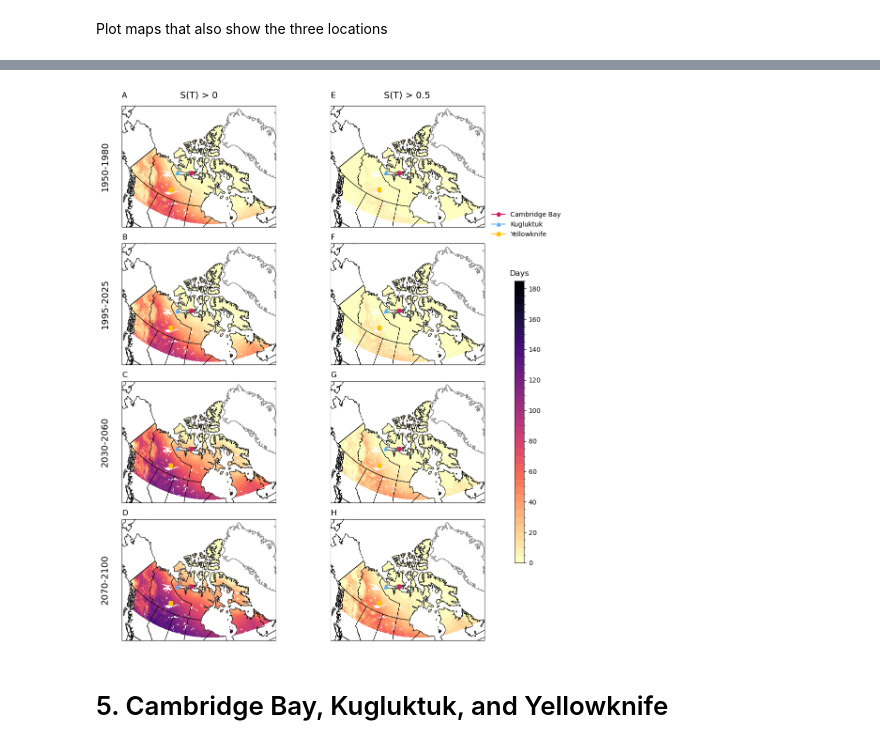
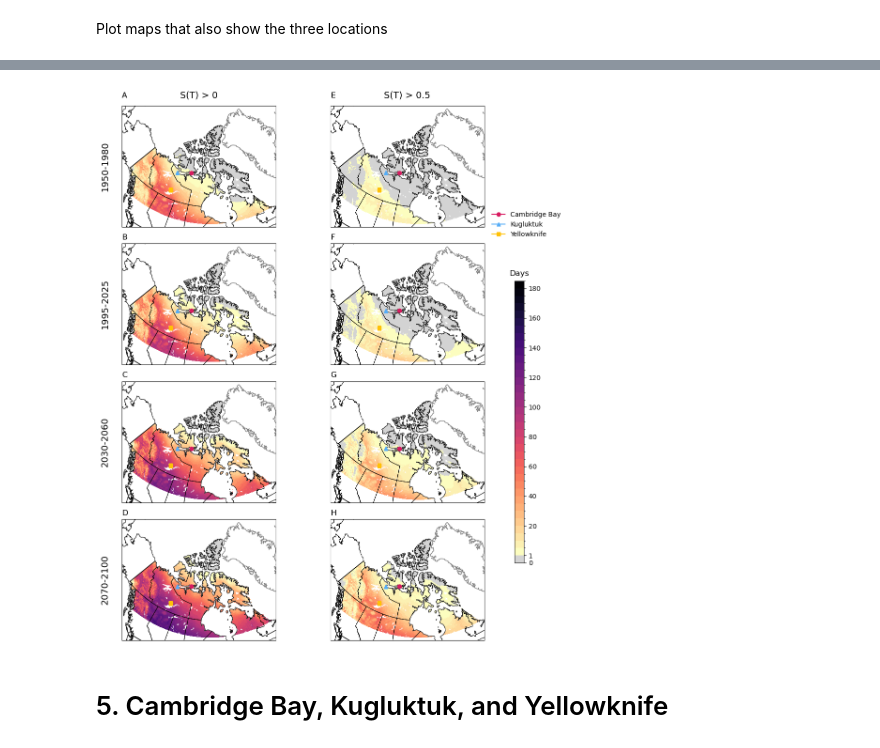
Before and after one commit to BernhardtLab/Arctic-VBD, a Jupyter notebook: R-scripts/13_mapping_median.ipynb, the cells around one changed output, grey strips where cells are left out. Drawn from its saved outputs; the diff is of its cells as text; code cells hidden in the pictures.

```diff
--- a/R-scripts/13_mapping_median.ipynb
+++ b/R-scripts/13_mapping_median.ipynb
@@ -920,3 +880,12 @@ plt.show()
+# %%
+ssp245_hist1_low = xr.open_dataset("data-processed/mapping/median_ssp245_hist1_low.nc")
+ssp245_hist1_high = xr.open_dataset("data-processed/mapping/median_ssp245_hist1_high.nc")
+ssp245_hist2_low = xr.open_dataset("data-processed/mapping/median_ssp245_hist2_low.nc")
+ssp245_hist2_high = xr.open_dataset("data-processed/mapping/median_ssp245_hist2_high.nc")
+ssp245_future1_low = xr.open_dataset("data-processed/mapping/median_ssp245_future1_low.nc")
+ssp245_future1_high = xr.open_dataset("data-processed/mapping/median_ssp245_future1_high.nc")
+ssp245_future2_low = xr.open_dataset("data-processed/mapping/median_ssp245_future2_low.nc")
+ssp245_future2_high = xr.open_dataset("data-processed/mapping/median_ssp245_future2_high.nc")
 # %% [markdown]
 We will specifically look at the trends in 3 locations: Cambridge Bay, Kugluktuk, and Yellowknife
 # %%
@@ -1095,27 +911,35 @@ plt.show()
 # %%
 # plot all historical and future simulations
-levels = np.arange(0, 190, 5)
-cmap = 'magma_r'
+# Boundaries: 0-1 is grey, then 5-day bins of magma_r above that
+boundaries = [0, 1] + list(np.arange(5, 190, 5))
+n_color_bins = len(boundaries) - 1  # total bins, first one is grey
+
+magma_colors = plt.get_cmap('magma_r')(np.linspace(0, 1, n_color_bins - 1))
+colors = ['lightgrey'] + list(magma_colors)
+
+cmap = mcolors.ListedColormap(colors)
+norm = mcolors.BoundaryNorm(boundaries, cmap.N)
 
 # set up axes with the 'PlateCarree' rectangular coordinate projection for plotting a map
 fig, axes = plt.subplots(nrows = 4, ncols = 2,
                             subplot_kw = dict(projection = ccrs.AzimuthalEquidistant(central_longitude = -90, central_latitude = 90)),
                             figsize = (10,12))
 
+
 # Historical 1: 1950-1980, S(T) > 0
-ssp245_hist1_low["n_days_mean"].plot.pcolormesh(ax = axes[0,0],
-                                                transform = ccrs.PlateCarree(),
-                                                levels = levels,
-                                                cmap = cmap,
-                                                add_colorbar = False
-                                               )
+pcm = ssp245_hist1_low["n_days_mean"].plot.pcolormesh(ax = axes[0,0],
+                                                      transform = ccrs.PlateCarree(),
+                                                      cmap = cmap,
+                                                      norm = norm,
+                                                      add_colorbar = False
+                                                     )
 axes[0,0].set_title("A", loc='left')
 
 # Historical 1: 1950-1980, S(T) > 0.5
 ssp245_hist1_high["n_days_mean"].plot.pcolormesh(ax = axes[0,1],
                                                  transform = ccrs.PlateCarree(),
-                                                 levels = levels,
                                                  cmap = cmap,
+                                                 norm = norm,
                                                  add_colorbar = False
                                                 )
 axes[0,1].set_title("E", loc='left')
@@ -1123,8 +947,8 @@ axes[0,1].set_title("E", loc='left')
 # Historical 2: 1995-2025, S(T) > 0
 ssp245_hist2_low["n_days_mean"].plot.pcolormesh(ax = axes[1,0],
                                                 transform = ccrs.PlateCarree(),
-                                                levels = levels,
                                                 cmap = cmap,
+                                                norm = norm,
                                                 add_colorbar = False
                                                )
 axes[1,0].set_title("B", loc='left')
@@ -1133,8 +957,8 @@ axes[1,0].set_title("B", loc='left')
 # Historical 2: 1995-2025, S(T) > 0.5
 ssp245_hist2_high["n_days_mean"].plot.pcolormesh(ax = axes[1,1],
                                                  transform = ccrs.PlateCarree(),
-                                                 levels = levels,
                                                  cmap = cmap,
+                                                 norm = norm,
                                                  add_colorbar = False
                                                 )
 axes[1,1].set_title("F", loc='left')
@@ -1142,8 +966,8 @@ axes[1,1].set_title("F", loc='left')
 # Future 1: 2030-2060, S(T) > 0
 ssp245_future1_low["n_days_mean"].plot.pcolormesh(ax = axes[2,0],
                                                   transform = ccrs.PlateCarree(),
-                                                  levels = levels,
                                                   cmap = cmap,
+                                                  norm = norm,
                                                   add_colorbar = False
                                                  )
 axes[2,0].set_title("C", loc='left')
@@ -1152,8 +976,8 @@ axes[2,0].set_title("C", loc='left')
 # Future 1: 2030-2060, S(T) > 0.5
 ssp245_future1_high["n_days_mean"].plot.pcolormesh(ax = axes[2,1],
                                                    transform = ccrs.PlateCarree(),
-                                                   levels = levels,
                                                    cmap = cmap,
+                                                   norm = norm,
                                                    add_colorbar = False
                                                   )
 axes[2,1].set_title("G", loc='left')
@@ -1161,8 +985,8 @@ axes[2,1].set_title("G", loc='left')
 # Future 2: 2070-2100, S(T) > 0
 ssp245_future2_low["n_days_mean"].plot.pcolormesh(ax = axes[3,0],
                                                   transform = ccrs.PlateCarree(),
-                                                  levels = levels,
                                                   cmap = cmap,
+                                                  norm = norm,
                                                   add_colorbar = False
                                                  )
 axes[3,0].set_title("D", loc='left')
@@ -1171,8 +995,8 @@ axes[3,0].set_title("D", loc='left')
 # Future 2: 2070-2100, S(T) > 0.5
 pcm = ssp245_future2_high["n_days_mean"].plot.pcolormesh(ax = axes[3,1],
                                                    transform = ccrs.PlateCarree(),
-                                                   levels = levels,
                                                    cmap = cmap,
+                                                   norm = norm,
                                                    add_colorbar = False
                                                   )
 axes[3,1].set_title("H", loc='left')
@@ -1210,38 +1034,42 @@ for i, ax in enumerate(axes.flat): # flat makes axes 1D instead of 2D
     ax.set_extent([-135, -58, 54, 89], ccrs.PlateCarree())
 
 # Add colourbar
-cbar_ax = fig.add_axes([0.95, 0.15, 0.02, 0.5]) # colorbar axis
+cbar_ax = fig.add_axes([0.95, 0.15, 0.02, 0.5]) # colorbar axis [left, bottom, width, height]
 
 cbar = fig.colorbar(pcm, cax = cbar_ax)
 cbar.ax.set_title("Days", pad=8, fontsize=12)
+
+tick_positions = [0, 1] + list(np.arange(20, 190, 20))
+cbar.set_ticks(tick_positions)
+cbar.set_ticklabels([str(t) for t in tick_positions])
 
 # Add legend
 fig.legend(
     loc='center left',
     frameon=False,
     bbox_to_anchor=(0.89, 0.75)
 )
 # Column and row labels
 cols = ["S(T) > 0", "S(T) > 0.5"]
 rows = ["1950-1980", "1995-2025", "2030-2060", "2070-2100"]
 
 # Column headers
 for col, label in enumerate(cols):
     axes[0, col].set_title(label, fontsize=14, pad=12) # Add column
 
 # Row headers
 for row, label in enumerate(rows):
     axes[row, 0].text(
         -0.08, 0.5, label,
         va ='center', ha = 'right',
         rotation = 90, # Vertical label
         transform = axes[row, 0].transAxes, # keeps positioning consistent regardless of projection
         fontsize = 14
     )
 
 fig.tight_layout()
-plt.savefig("figures/Fig5-suitability.median.v2.png", dpi=300, bbox_inches="tight")
+plt.savefig("figures/Fig5-suitability.median.png", dpi=300, bbox_inches="tight")
 
 plt.show()
 # %% [output]
-[figure, old version]
+[figure, new version]
```
Also changed, not shown: parts of 12 cells of this notebook, 39 other files.
